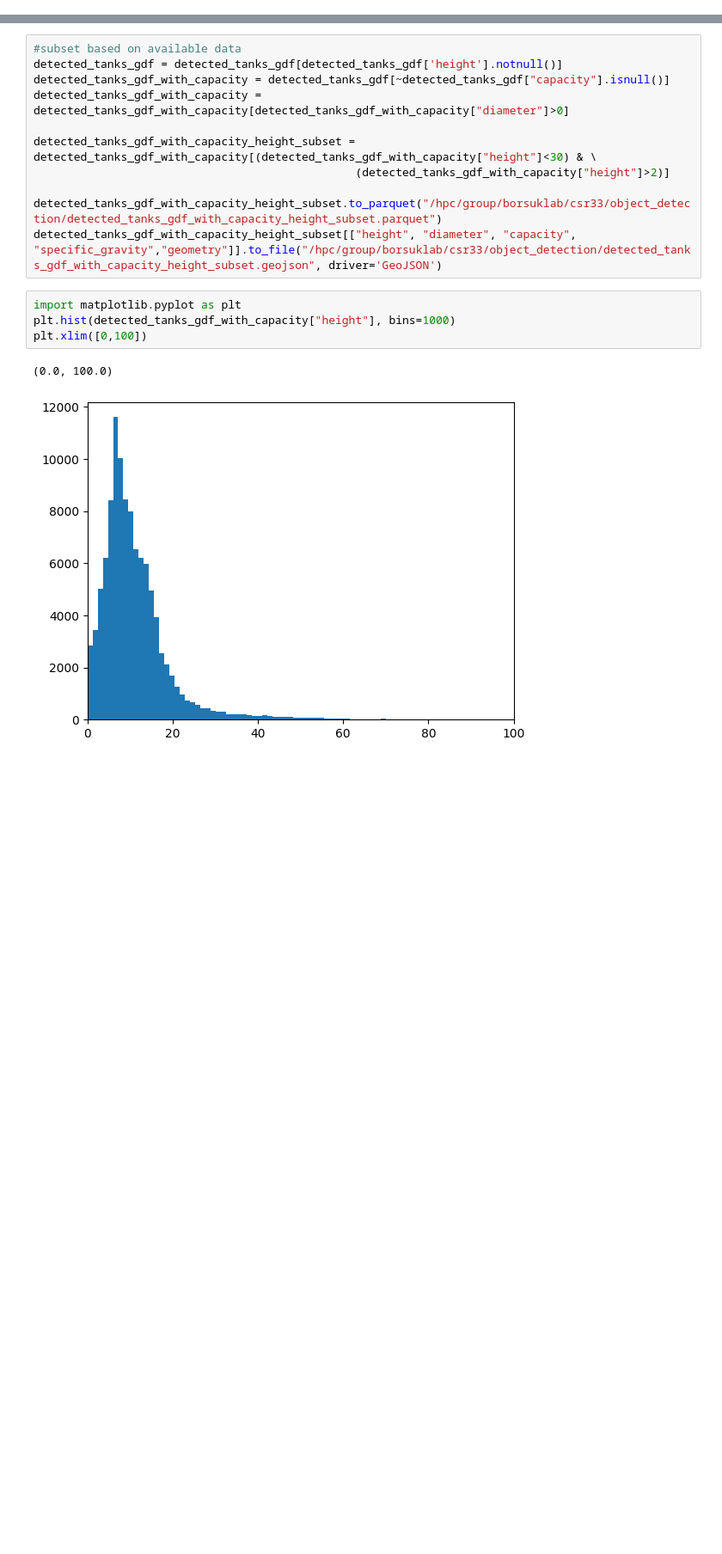
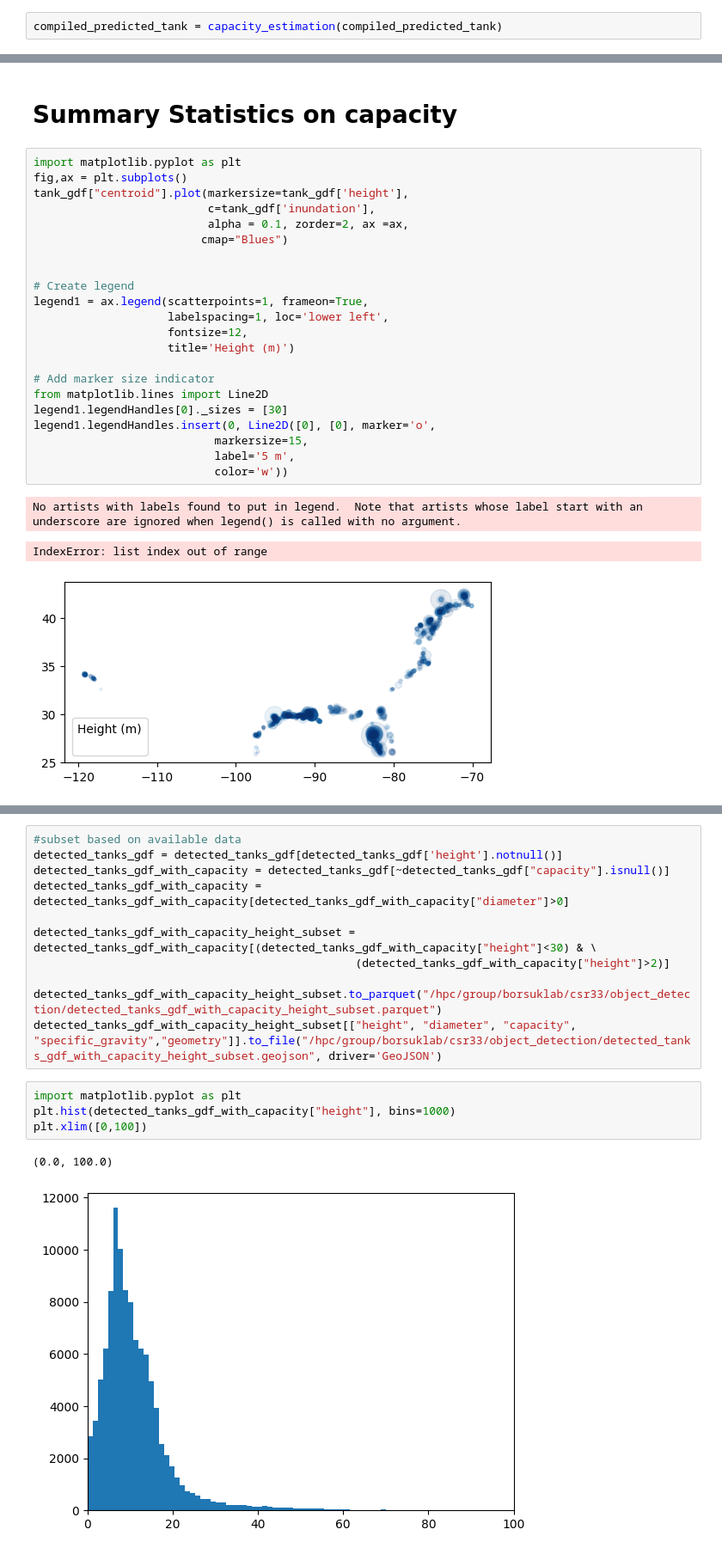
Before and after one commit to celinerobi/ast_object_detection_public, a Jupyter notebook: src/Untitled.ipynb, the cells around one changed output, grey strips where cells are left out. Shown at 86% size. Drawn from its saved outputs; the diff is of its cells as text; blank space fills up the shorter version.

```diff
--- a/src/Untitled.ipynb
+++ b/src/Untitled.ipynb
@@ -46,0 +100,2 @@ for i, row in detected_tanks_gdf.iterrows():
+# %%
+compiled_predicted_tank = capacity_estimation(compiled_predicted_tank)
@@ -46,0 +315,28 @@ for i, row in detected_tanks_gdf.iterrows():
+# %% [markdown]
+# Summary Statistics on capacity
+# %%
+import matplotlib.pyplot as plt
+fig,ax = plt.subplots()
+tank_gdf["centroid"].plot(markersize=tank_gdf['height'],
+                          c=tank_gdf['inundation'],
+                          alpha = 0.1, zorder=2, ax =ax,
+                         cmap="Blues")
+
+
+# Create legend
+legend1 = ax.legend(scatterpoints=1, frameon=True,
+                    labelspacing=1, loc='lower left',
+                    fontsize=12,
+                    title='Height (m)')
+
+# Add marker size indicator
+from matplotlib.lines import Line2D
+legend1.legendHandles[0]._sizes = [30]
+legend1.legendHandles.insert(0, Line2D([0], [0], marker='o',
+                           markersize=15,
+                           label='5 m',
+                           color='w'))
+# %% [output]
+No artists with labels found to put in legend.  Note that artists whose label start with an underscore are ignored when legend() is called with no argument.
+IndexError: list index out of range
+[figure, added]
```
Also changed, not shown: parts of 47 cells of this notebook, 12 other files.
